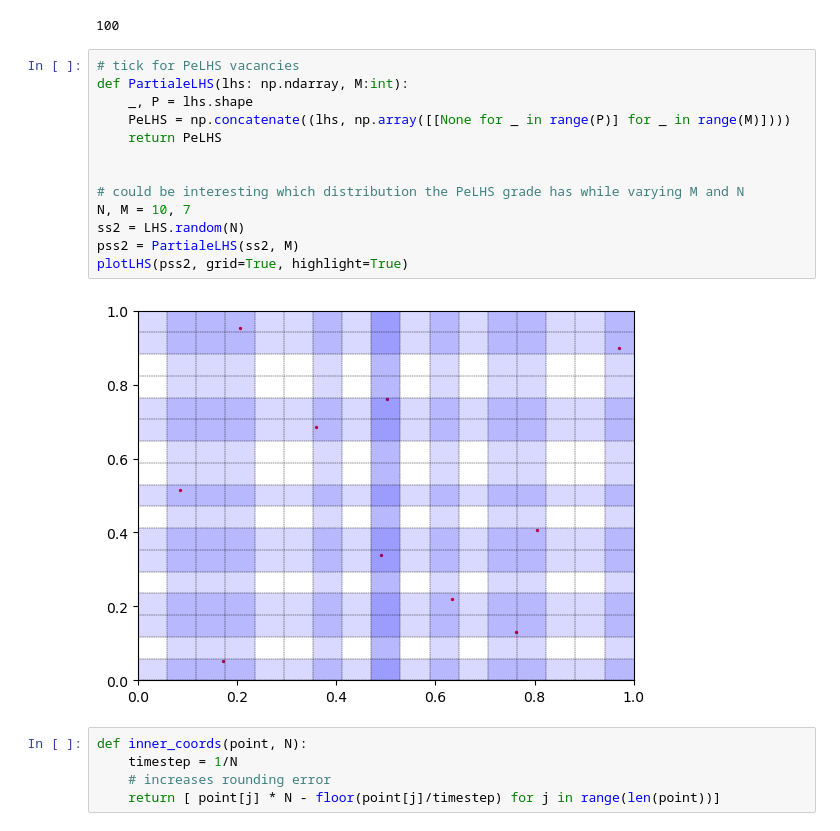
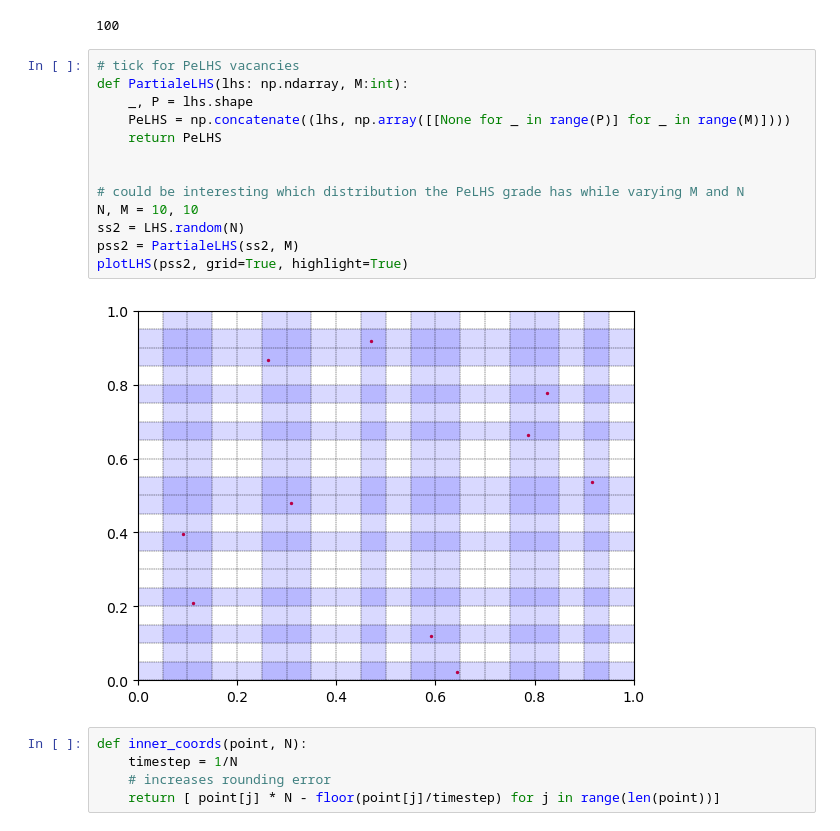
Before and after one commit to alecrespi/latinexpansion, a Jupyter notebook: eLHS.ipynb, the cells around one changed output. Drawn from its saved outputs; the diff is of its cells as text.

```diff
--- a/eLHS.ipynb
+++ b/eLHS.ipynb
@@ -108,18 +108,18 @@ lhs_grader(ss1)
 # %%
 # tick for PeLHS vacancies
 def PartialeLHS(lhs: np.ndarray, M:int):
     _, P = lhs.shape
     PeLHS = np.concatenate((lhs, np.array([[None for _ in range(P)] for _ in range(M)])))
     return PeLHS
 
 
 # could be interesting which distribution the PeLHS grade has while varying M and N
-N, M = 10, 7
+N, M = 10, 10
 ss2 = LHS.random(N)
 pss2 = PartialeLHS(ss2, M)
 plotLHS(pss2, grid=True, highlight=True)
 # %% [output]
-[figure, old version]
+[figure, new version]
 # %%
 def inner_coords(point, N):
     timestep = 1/N
```
Also changed, not shown: parts of 2 cells of this notebook.
